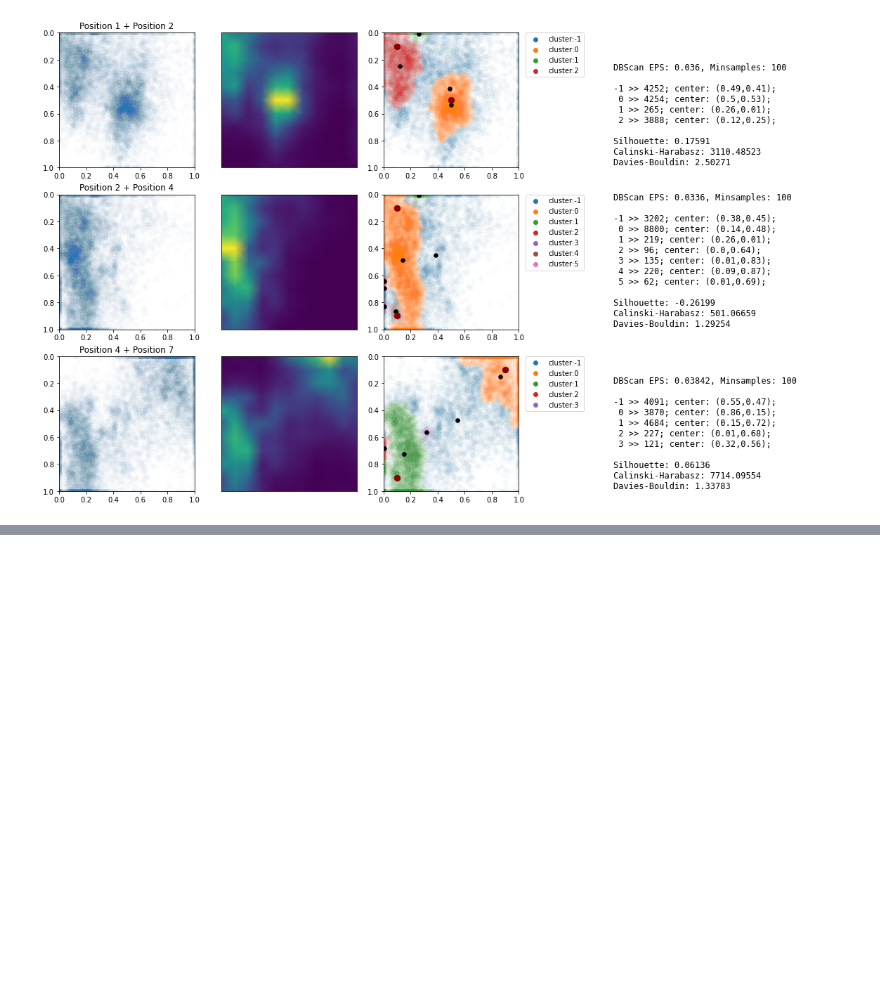
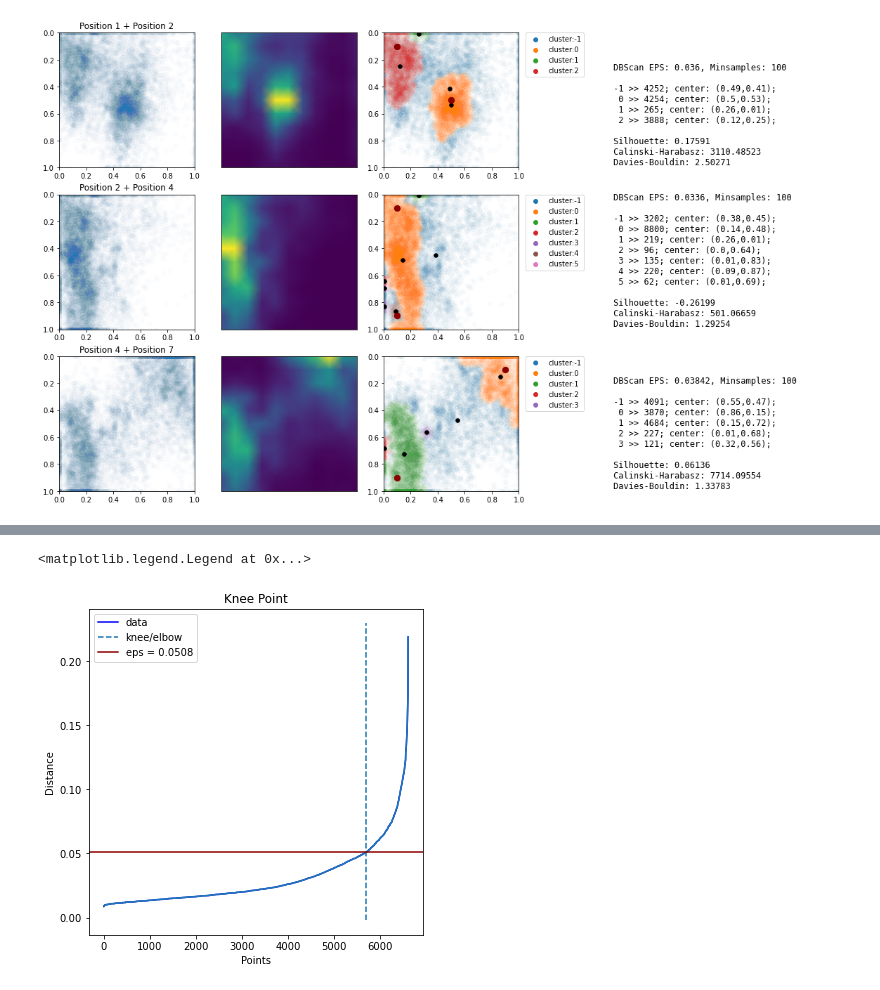
Before and after one commit to arnab-api/AttentionChecker--Student, a Jupyter notebook: Analysis/Real Data/Attention Measurement.ipynb, the cells around one changed output, grey strips where cells are left out. Cells and saved outputs as stored; diff of their text form; code cells hidden in the pictures; blank space fills up the shorter version.

```diff
--- a/Analysis/Real Data/Attention Measurement.ipynb
+++ b/Analysis/Real Data/Attention Measurement.ipynb
@@ -607,3 +607,26 @@ Found 31 participants >> Combined shape (6049,) (6049,)
  3 >> number of points: 121; center: (0.31700826446281, 0.5632066115702481); intra_cluster_dist: X
 >>>>>>>>>>>>>>>>>>><<<<<<<<<<<<<<<<
 [figure]
+# %%
+position = "Position 1"
+
+print(f"Loading Data of {position} ... ")
+xrr, yrr, _, _ = loadjson__multileSession(position)
+print("Loaded data --- ", xrr.shape)
+X = np.array([xrr, yrr]).T
+
+nearest_neighbors = NearestNeighbors(n_neighbors=min_samples//3)
+neighbors = nearest_neighbors.fit(X)
+distances, indices = neighbors.kneighbors(X)
+print(distances.shape, indices.shape)
+dist = np.sort(distances[:,-1])
+i = np.arange(len(dist))
+kneedle = KneeLocator(
+            i, dist, S=1,
+            curve='convex',
+            direction='increasing',
+            interp_method='polynomial'
+        )
+knee_val = dist[kneedle.knee]
+
+print(f"Knee >> {kneedle.knee} -- {knee_val}")
@@ -609,0 +642,10 @@ Found 31 participants >> Combined shape (6049,) (6049,)
+# %%
+kneedle.plot_knee()
+plt.plot(dist)
+plt.axhline(y=knee_val, color = 'darkred', label = f"eps = {round(knee_val, 4)}")
+plt.xlabel("Points")
+plt.ylabel("Distance")
+plt.legend()
+# %% [output]
+<matplotlib.legend.Legend at 0x...>
+[figure, added]
```
Also changed, not shown: parts of 1 cell of this notebook, 2 other files.
